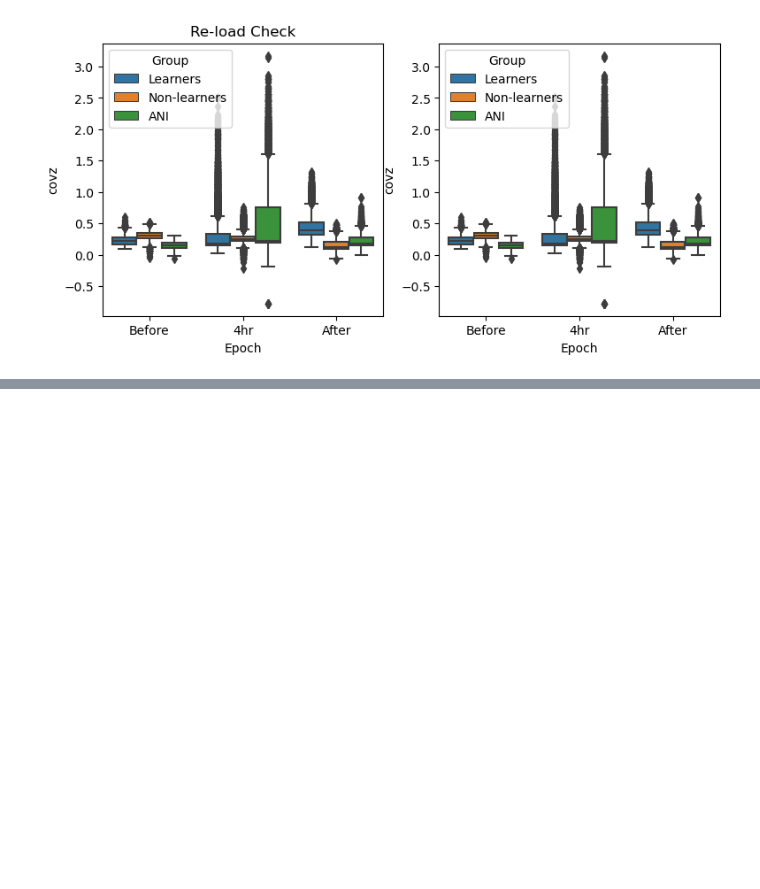
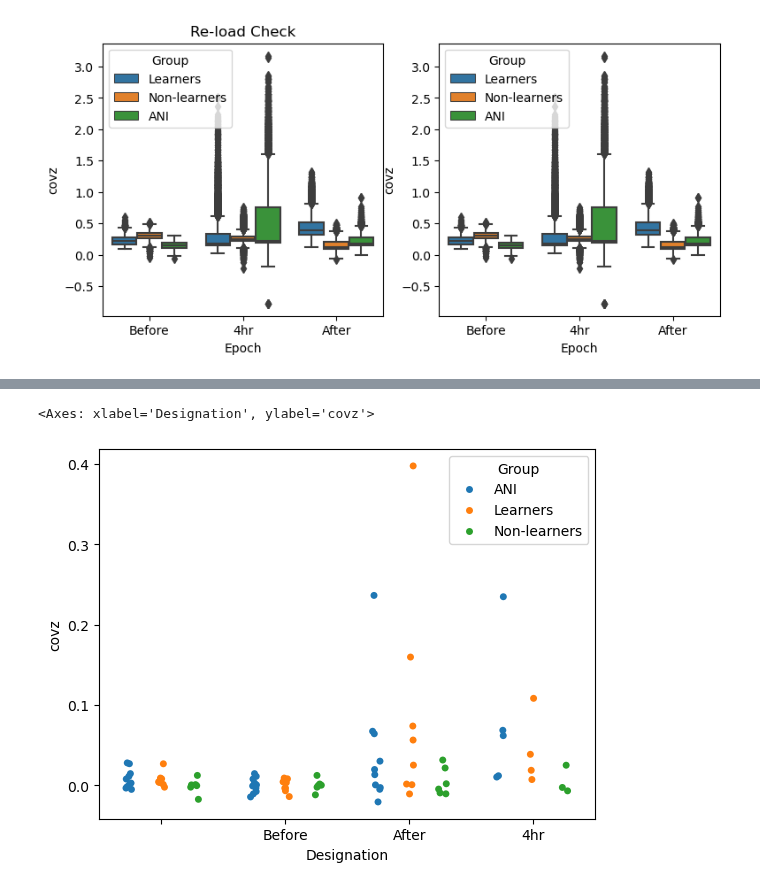
Before and after one commit to nkinsky/Eraser, a Jupyter notebook: Notebooks/covariance_bootstrap.ipynb, the cells around one changed output, grey strips where cells are left out. Drawn from its saved outputs; the diff is of its cells as text; code cells hidden in the pictures; blank space fills up the shorter version.

```diff
--- a/Notebooks/covariance_bootstrap.ipynb
+++ b/Notebooks/covariance_bootstrap.ipynb
@@ -340,0 +517,24 @@ ax[0].set_title("Re-load Check")
+# %%
+sigz_all_open_df_all
+niter = 10000
+n_jobs = 6
+file_name = "cov_sigz_all_open_df_all"
+df_use = load_df(file_name, save_dir=group_data_dir)
+file_name = "cov_sigz_all_open_df_before_cond_all"  # Rename everything for clarity
+save_df(df_use, file_name)
+df_boot = bootstrap_covariance(df_use, niter=niter, n_jobs=n_jobs)
+
+# Plot, save, and re-plot to check if saved properly
+_, ax = plt.subplots(1, 2, figsize=(9, 4))
+sns.boxplot(data=df_boot, x="Epoch", y="covz", hue="Group", ax=ax[0])
+ax[0].set_title("Original Run")
+
+# Save
+save_df(df_boot, file_name.replace("all", "boot"), save_dir=group_data_dir)
+
+# Replot
+df_check = load_df(file_name.replace("all", "boot"), save_dir=group_data_dir)
+sns.boxplot(data=df_check, x="Epoch", y="covz", hue="Group", ax=ax[1])
+ax[0].set_title("Re-load Check")
+# %%
+df_mean = df_use.groupby(["Group", "Mouse", "d1_d2"]).mean().reset_index()
@@ -341 +557,7 @@ ax[0].set_title("Re-load Check")
+# %%
+_, ax = plt.subplots()
+sns.stripplot(data=add_memory_designations(df_mean), x="Designation", y="covz", hue="Group", dodge=True, ax=ax)
+# %% [output]
+<Axes: xlabel='Designation', ylabel='covz'>
+[figure, added]
 # %%
```
Also changed, not shown: parts of 22 cells of this notebook.
